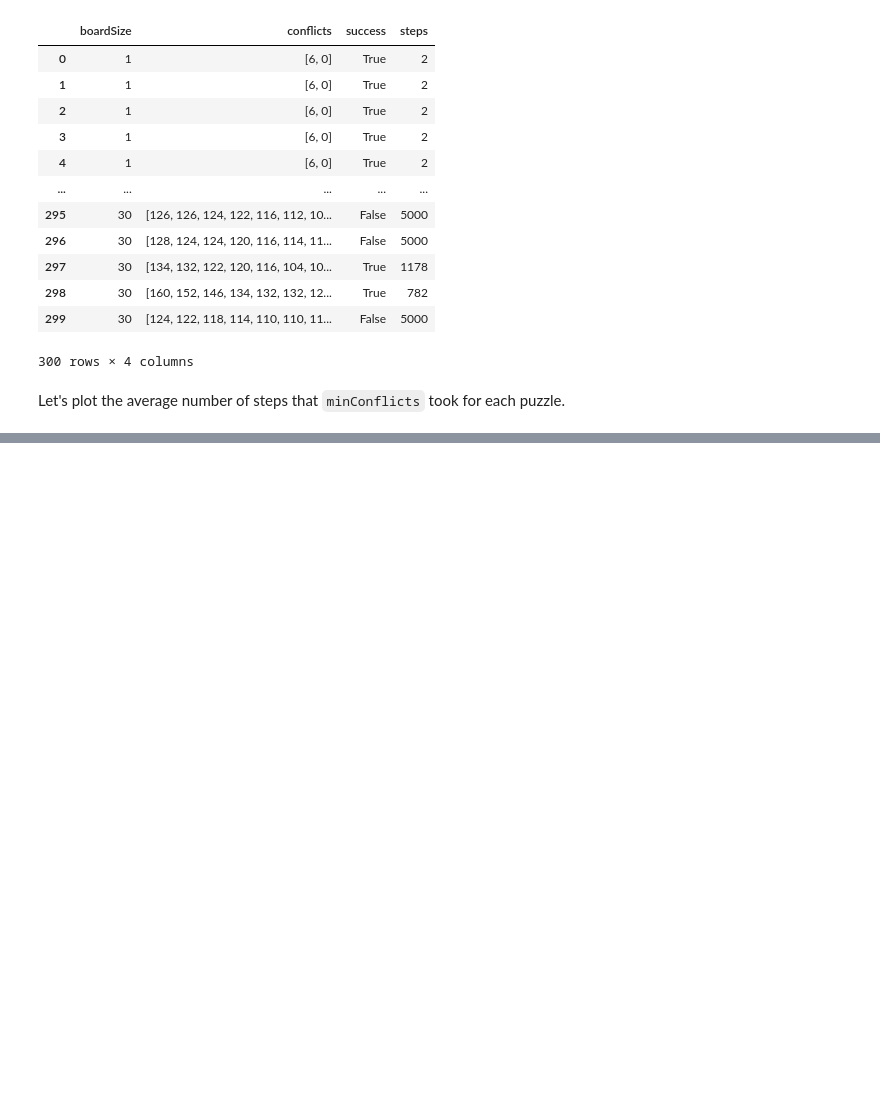
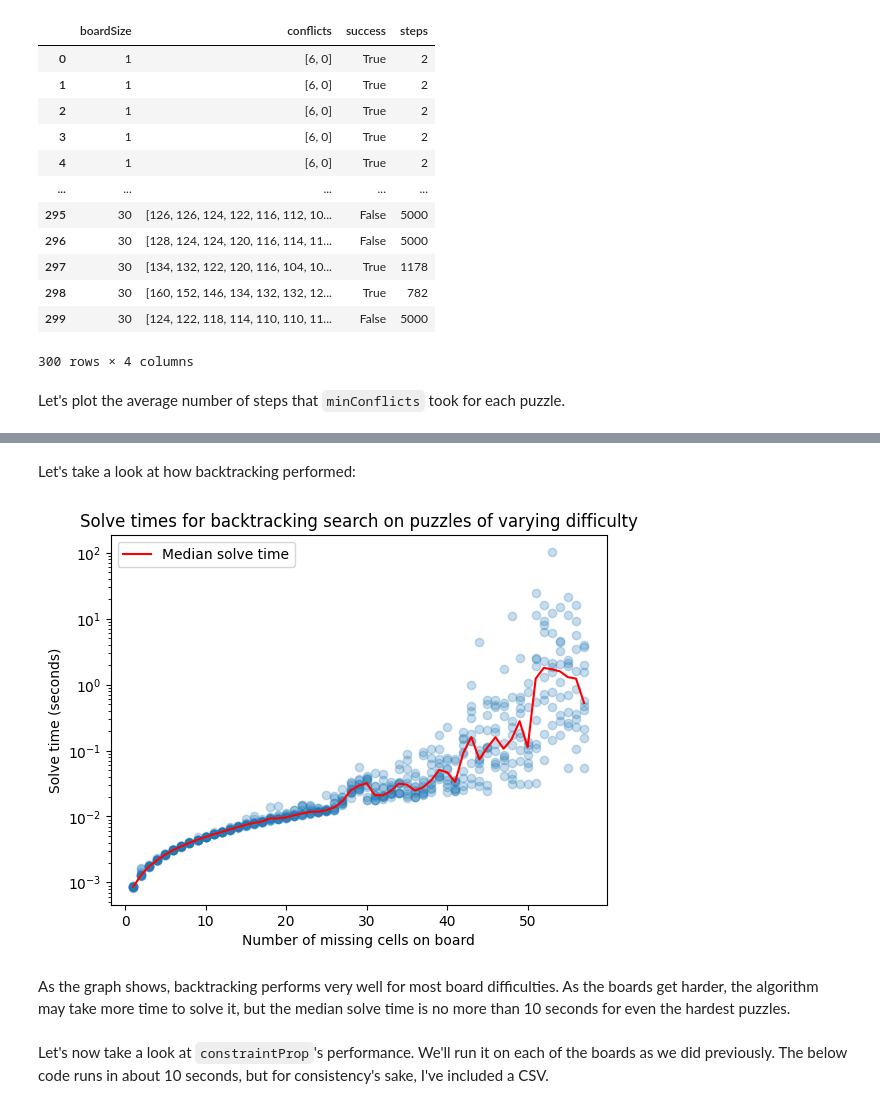
Before and after one commit to arjunphull123/sudoku-ai, a Jupyter notebook: test.ipynb, the cells around one changed output, grey strips where cells are left out. Drawn from its saved outputs; the diff is of its cells as text; code cells hidden in the pictures; blank space fills up the shorter version.

```diff
--- a/test.ipynb
+++ b/test.ipynb
@@ -204,0 +231,14 @@ Text(0, 0.5, 'Average steps taken')
+# %%
+# backtrackingRuns = pd.DataFrame(columns=['boardSize', 'solveTime'], index=np.arange(570))
+#
+# run = 0
+# for size in tqdm(boards, desc="Sizes"):
+#     for i in tqdm(range(10), desc=f"Iterating over size {size}"):
+#         game = SudokuGame(boards[size][i].copy())
+#         backtrackingRuns.boardSize[run] = size
+#         backtrackingRuns.solveTime[run] = backtrackingSearch(game, printOutput=False)[1]
+#         run += 1
+#
+# backtrackingRuns.to_csv('backtrackingRuns.csv')
+backtrackingRuns = pd.read_csv('backtrackingRuns.csv', index_col=0)
+backtrackingRuns
@@ -204,0 +259,17 @@ Text(0, 0.5, 'Average steps taken')
+# %% [markdown]
+Let's take a look at how backtracking performed:
+# %%
+plt.scatter(backtrackingRuns.boardSize, backtrackingRuns.solveTime, alpha=0.25)
+plt.title('Solve times for backtracking search on puzzles of varying difficulty')
+plt.xlabel('Number of missing cells on board')
+plt.ylabel('Solve time (seconds)')
+plt.yscale('log')
+plt.plot(backtrackingRuns.groupby('boardSize')['solveTime'].median(), color='red', label='Median solve time')
+plt.legend()
+plt.show()
+# %% [output]
+[figure, added]
+# %% [markdown]
+As the graph shows, backtracking performs very well for most board difficulties. As the boards get harder, the algorithm may take more time to solve it, but the median solve time is no more than 10 seconds for even the hardest puzzles.
+# %% [markdown]
+Let's now take a look at <code>constraintProp</code>'s performance. We'll run it on each of the boards as we did previously. The below code runs in about 10 seconds, but for consistency's sake, I've included a CSV.
```
Also changed, not shown: parts of 23 cells of this notebook, 5 other files.
